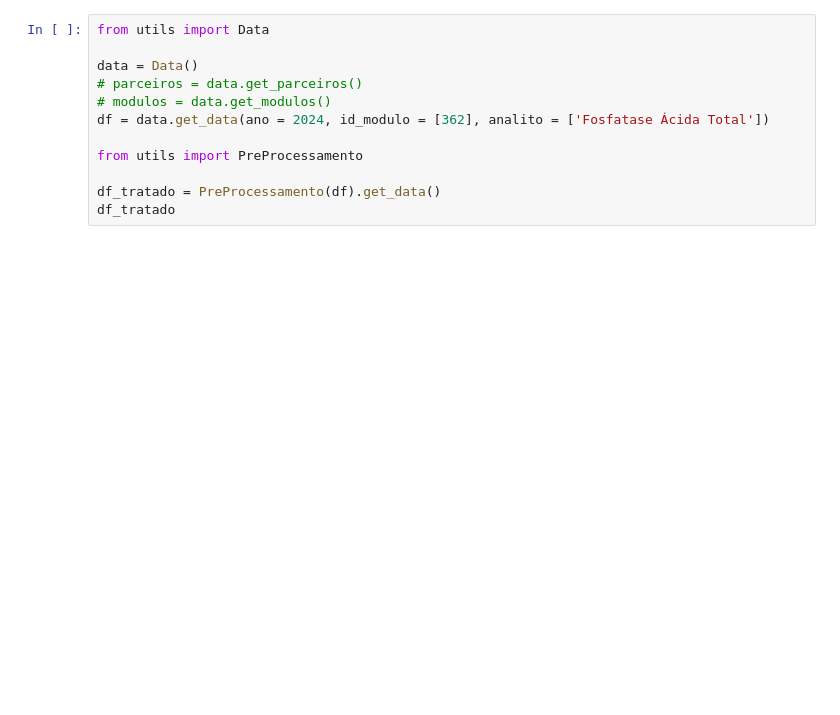
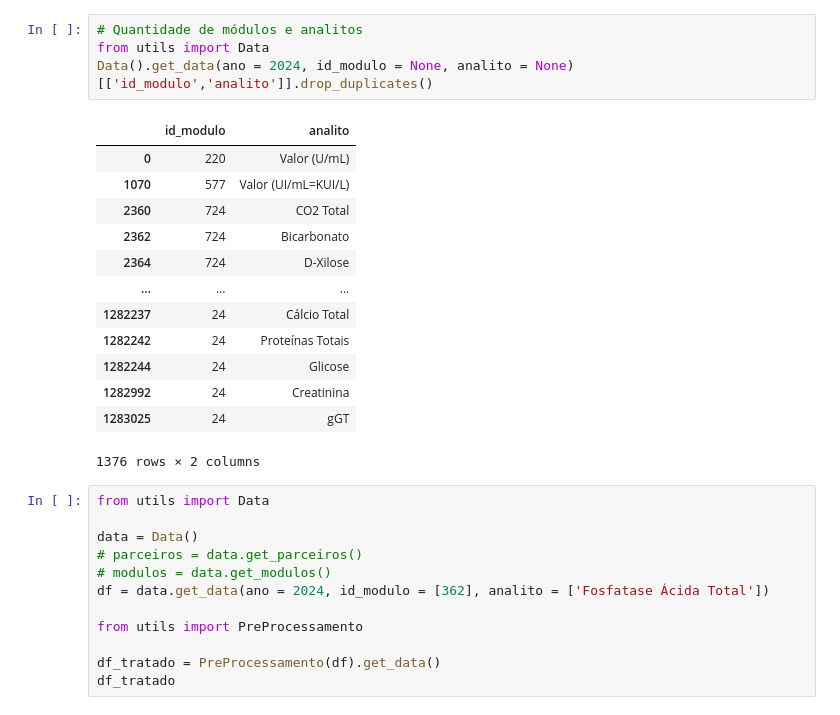
Before and after one commit to BrunoSantos14/Estudo-Colusao, a Jupyter notebook: teste.ipynb, the cells around one changed output. Drawn from its saved outputs; the diff is of its cells as text; blank space fills up the shorter version.

```diff
--- a/teste.ipynb
+++ b/teste.ipynb
@@ -28,3 +43,21 @@ df[['id_modulo','modulo','analito']].drop_duplicates()
+# %%
+# Quantidade de módulos e analitos
+from utils import Data
+Data().get_data(ano = 2024, id_modulo = None, analito = None)[['id_modulo','analito']].drop_duplicates()
+# %% [output]
+|  | id_modulo | analito |
+| 0 | 220 | Valor (U/mL) |
+| 1070 | 577 | Valor (UI/mL=KUI/L) |
+| 2360 | 724 | CO2 Total |
+| 2362 | 724 | Bicarbonato |
+| 2364 | 724 | D-Xilose |
+| ... | ... | ... |
+| 1282237 | 24 | Cálcio Total |
+| 1282242 | 24 | Proteínas Totais |
+| 1282244 | 24 | Glicose |
+| 1282992 | 24 | Creatinina |
+| 1283025 | 24 | gGT |
+1376 rows × 2 columns
 # %%
 from utils import Data
 
```
Also changed, not shown: parts of 5 cells of this notebook, 5 other files.
